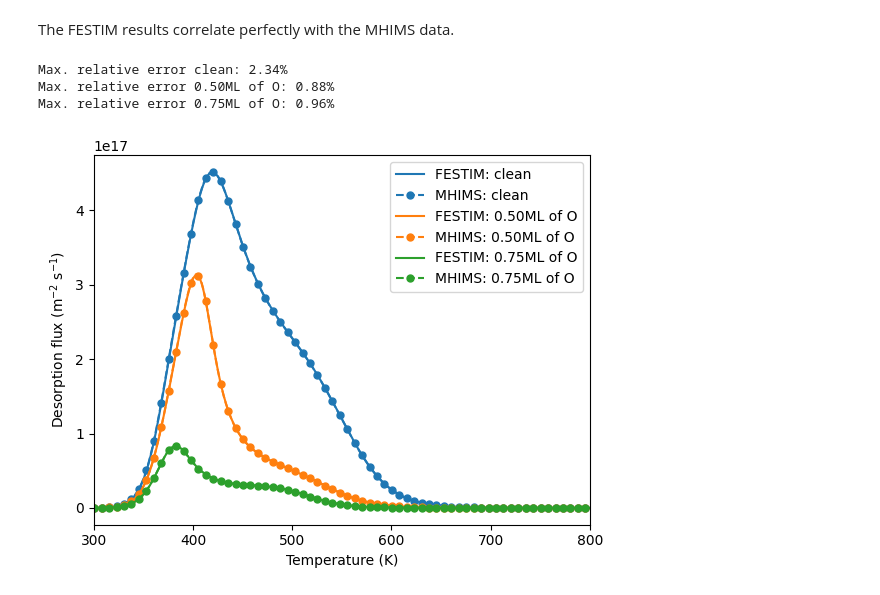
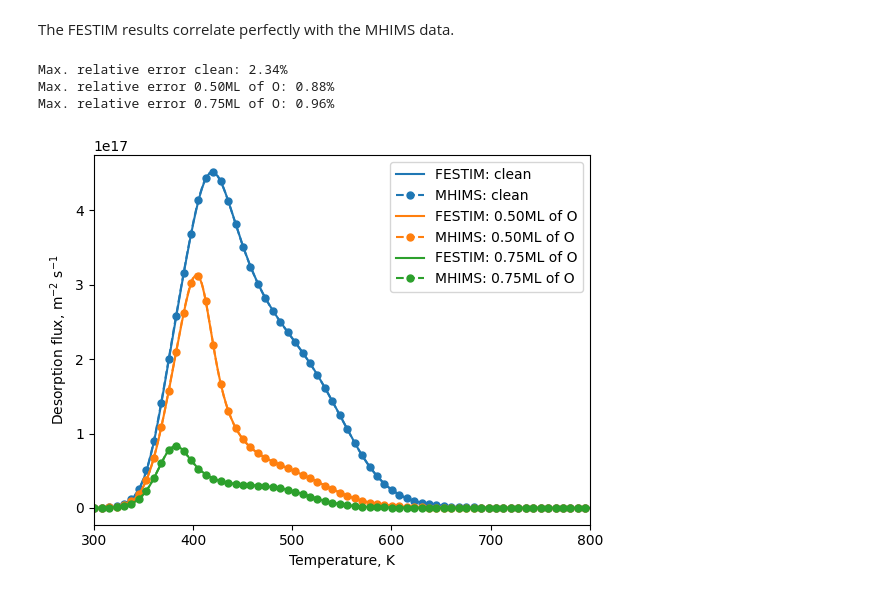
Before and after one commit to KulaginVladimir/FESTIM-SurfaceKinetics-Validation, a Jupyter notebook: D_WO/D_WO.ipynb, the cells around one changed output. Cells and saved outputs as stored; diff of their text form; code cells hidden in the pictures.

```diff
--- a/D_WO/D_WO.ipynb
+++ b/D_WO/D_WO.ipynb
@@ -114,7 +114,7 @@ def run_sim(n_surf, E0, dE, theta_D0, dtheta_D, alpha, beta):
         t=F.t,
     )
 
-    W_model.boundary_conditions = [my_BC]
+    W_model.boundary_conditions = [my_BC, F.DirichletBC(field=0, value=0, surfaces=2)]
 
     W_model.dt = F.Stepsize(
         initial_value=1e-7,
@@ -259,33 +259,33 @@ for i, case in enumerate(cases):
         T,
         Flux,
         label="FESTIM: " + case,
     )
 
     MHIMS_data = np.loadtxt(
         f"./reference_data/{ref_labels[i]}_MHIMS.txt", skiprows=1, delimiter=","
     )
     plt.plot(
         MHIMS_data[:, 0],
         MHIMS_data[:, 1],
         marker="o",
         markevery=15,
         ms=5,
         color=l1.get_color(),
         label="MHIMS: " + case,
         ls="dashed",
     )
 
     MHIMS_interp = interpolate.interp1d(MHIMS_data[:, 0], MHIMS_data[:, 1])
     print(f"Max. relative error {case}: {norm(MHIMS_interp(T), Flux):.2f}%")
 
 
-plt.ylabel(r"Desorption flux (m$^{-2}$ s$^{-1}$)")
-plt.xlabel(r"Temperature (K)")
+plt.ylabel(r"Desorption flux, m$^{-2}$ s$^{-1}$")
+plt.xlabel("Temperature, K")
 plt.legend()
 plt.xlim(300, 800)
 plt.show()
 # %% [output]
 Max. relative error clean: 2.34%
 Max. relative error 0.50ML of O: 0.88%
 Max. relative error 0.75ML of O: 0.96%
-[figure, old version]
+[figure, new version]
```
Also changed, not shown: parts of 3 cells of this notebook, 7 other files.
